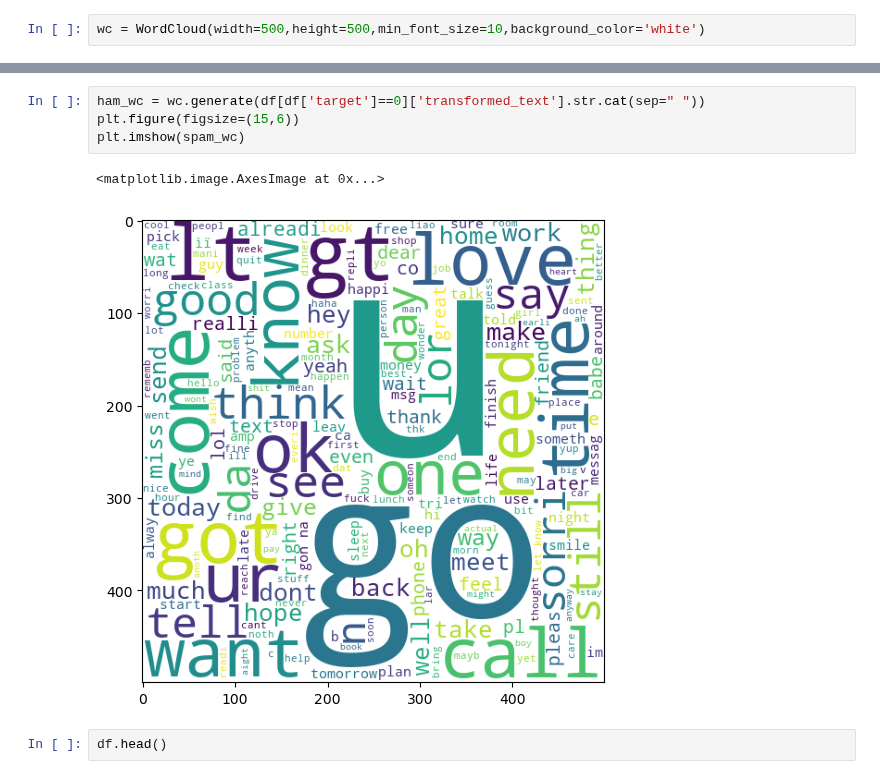
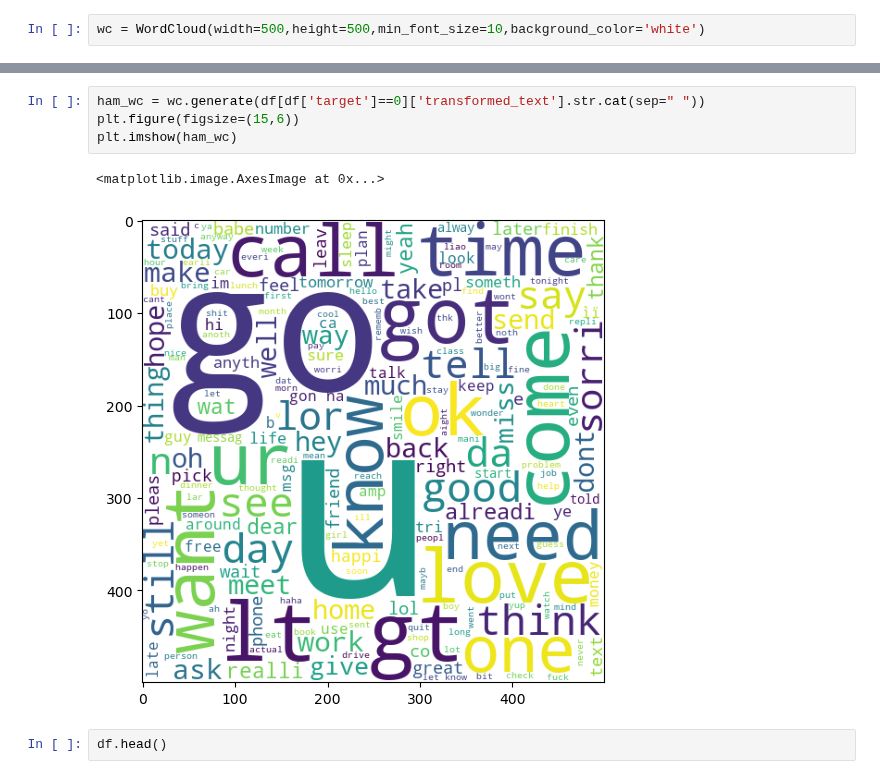
Before and after one commit to siddharth587/Email-Spam-Classifier, a Jupyter notebook: ML/model.ipynb, the cells around one changed output, grey strips where cells are left out. Cells and saved outputs as stored; diff of their text form.

```diff
--- a/ML/model.ipynb
+++ b/ML/model.ipynb
@@ -294,10 +295,10 @@ plt.imshow(spam_wc)
 # %%
 ham_wc = wc.generate(df[df['target']==0]['transformed_text'].str.cat(sep=" "))
 plt.figure(figsize=(15,6))
-plt.imshow(spam_wc)
+plt.imshow(ham_wc)
 # %% [output]
 <matplotlib.image.AxesImage at 0x...>
-[figure, old version]
+[figure, new version]
 # %%
 df.head()
 # %% [output]
```
Also changed, not shown: parts of 29 cells of this notebook, 2 other files.
